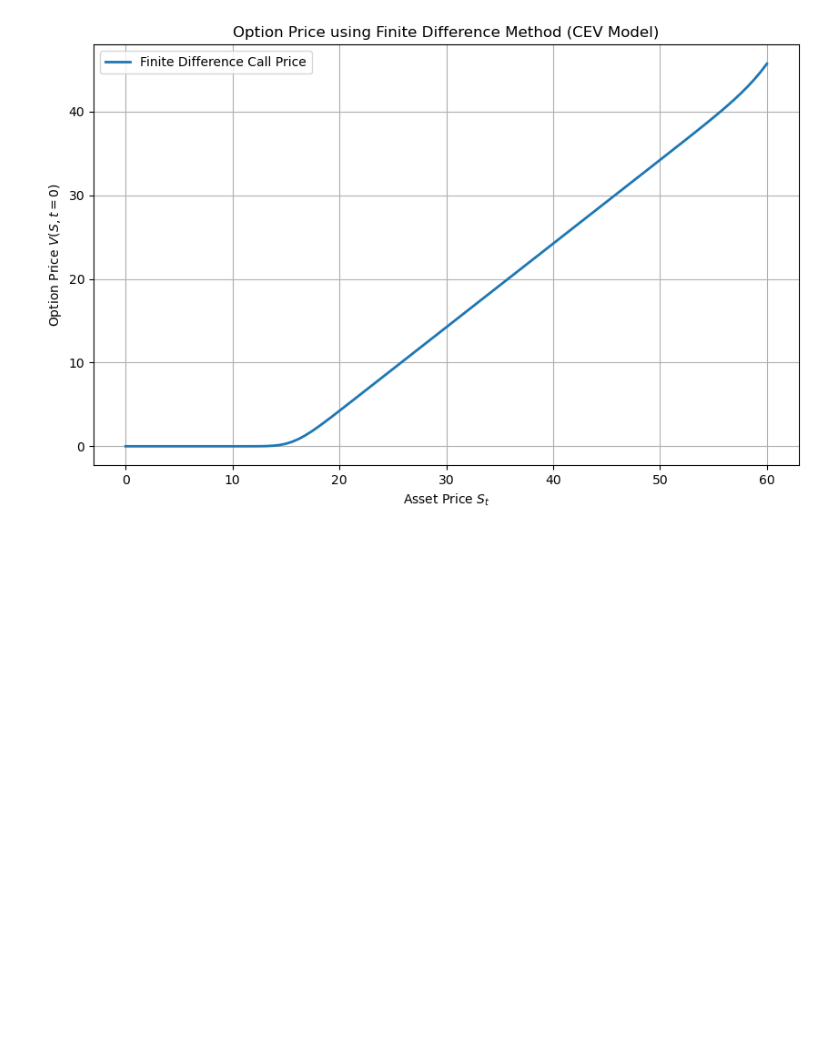
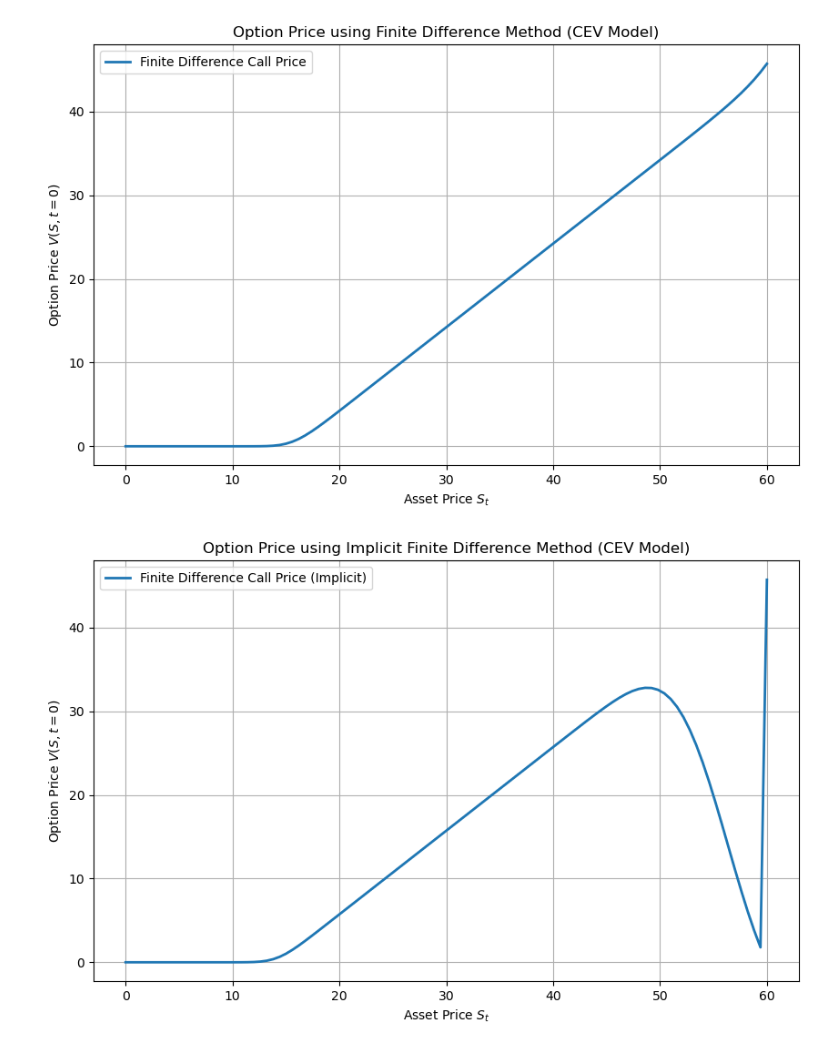
Before and after one commit to pontusbjorklid/Finite-difference-methods-to-price-European-Options, a Jupyter notebook: main.ipynb, the cells around one changed output. Cells and saved outputs as stored; diff of their text form; code cells hidden in the pictures; blank space fills up the shorter version.

Commit message:
implicit method

```diff
--- a/main.ipynb
+++ b/main.ipynb
@@ -74,3 +74,77 @@ plt.grid(True)
 plt.show()
 # %% [output]
 [figure]
+# %%
+import numpy as np
+import matplotlib.pyplot as plt
+from scipy.linalg import solve_banded
+
+# Finite difference parameters
+K = 15          # Strike price
+S_max = 4 * K    # Maximum asset price
+S_min = 0       # Minimum asset price
+r = 0.1         # Risk-free rate
+sigma = 0.25    # Volatility
+gamma = 0.8     # Elasticity parameter (CEV model)
+T = 0.5         # Time to maturity
+t_0 = 0         # Initial time
+N_s = 100       # Number of asset price grid points
+N_t = 500       # Number of time steps
+
+# Discretization of asset price and time
+dS = (S_max - S_min) / N_s
+dt = T / N_t
+
+# Asset price grid
+S = np.linspace(S_min, S_max, N_s+1)
+
+# Time grid
+t = np.linspace(t_0, T, N_t+1)
+
+# Initialize the option price matrix
+V = np.zeros((N_s+1, N_t+1))
+
+# Payoff at maturity (t = T) for a European call option
+V[:, -1] = np.maximum(S - K, 0)
+
+# Boundary conditions
+V[0, :] = 0  # V(S=0, t) = 0 for a call option
+V[-1, :] = S_max - K * np.exp(-r * (T - t))  # V(S_max, t) behaves like S - K at large S
+
+# Construct the tridiagonal matrix coefficients
+alpha = 0.5 * dt * (sigma**2 * S[1:-1]**(2 * gamma) / dS**2 - r * S[1:-1] / dS)
+beta = -dt * (sigma**2 * S[1:-1]**(2 * gamma) / dS**2 + r)
+gamma_term = 0.5 * dt * (sigma**2 * S[1:-1]**(2 * gamma) / dS**2 + r * S[1:-1] / dS)
+
+# Prepare the diagonals for the banded solver (for tridiagonal matrix)
+lower_diag = -alpha[1:]  # lower diagonal (sub-diagonal)
+main_diag = 1 - beta     # main diagonal
+upper_diag = -gamma_term[:-1]  # upper diagonal (super-diagonal)
+
+# Implicit method: solve the system at each time step
+for j in reversed(range(N_t)):  # Loop over time from T to 0
+    # Construct the RHS (right-hand side) as the current values of V[:, j+1]
+    rhs = V[1:-1, j+1]
+
+    # Solve the linear system: A * V[:, j] = V[:, j+1]
+    ab = np.zeros((3, len(main_diag)))
+    ab[0, 1:] = upper_diag  # upper diagonal
+    ab[1, :] = main_diag    # main diagonal
+    ab[2, :-1] = lower_diag  # lower diagonal
+
+    V[1:-1, j] = solve_banded((1, 1), ab, rhs)
+
+# Extract the option prices at time t=0
+option_price_finite_diff = V[:, 0]
+
+# Plot the option price as a function of asset price
+plt.figure(figsize=(10, 6))
+plt.plot(S, option_price_finite_diff, label="Finite Difference Call Price (Implicit)", lw=2)
+plt.xlabel('Asset Price $S_t$')
+plt.ylabel('Option Price $V(S, t=0)$')
+plt.title('Option Price using Implicit Finite Difference Method (CEV Model)')
+plt.legend()
+plt.grid(True)
+plt.show()
+# %% [output]
+[figure, added]
```
